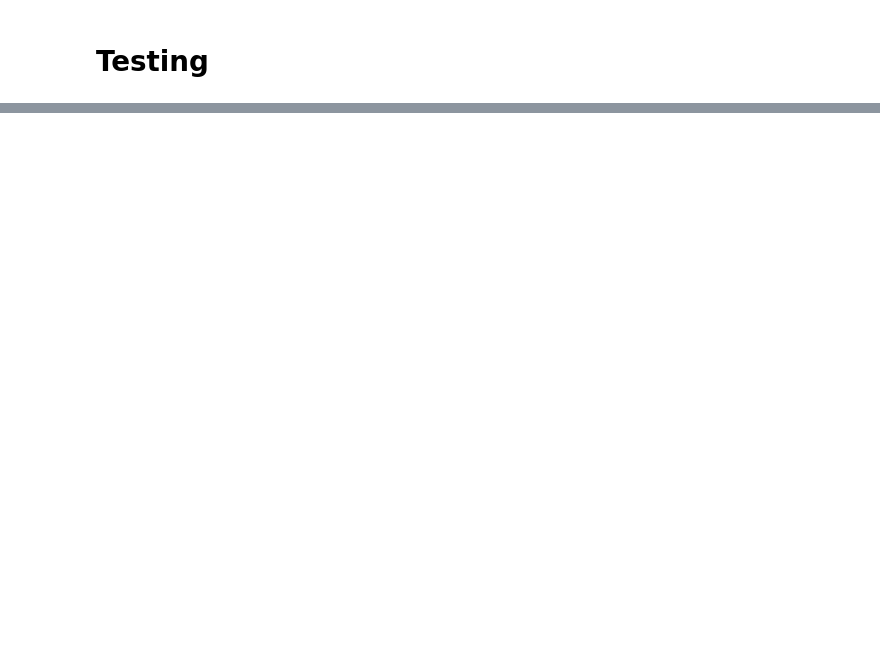
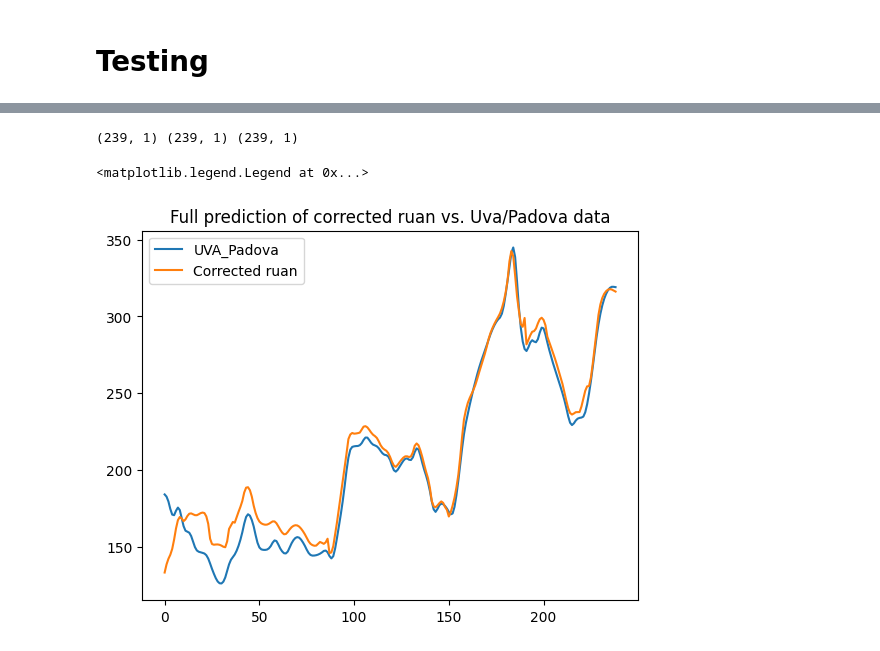
Before and after one commit to EmaMaker/uni-ccen-project, a Jupyter notebook: diabetes.ipynb, the cells around one changed output, grey strips where cells are left out. Cells and saved outputs as stored; diff of their text form; code cells hidden in the pictures; blank space fills up the shorter version.

```diff
--- a/diabetes.ipynb
+++ b/diabetes.ipynb
@@ -196,7 +196,15 @@ def compute_dataset(uvap_data, patient_id = 1, downsample_min=5, stride=None, pl
         "insulin": insulin_t,
         "meals": meals_t,
         "cgm_ruan": cgm_ruan_t,
-        "cgm_uva": cgm_uva_t
+        "cgm_uva": cgm_uva_t,
+        "downsample": downsample_min,
+        "stride": stride,
+        # a group is a sampling by downsample_min of the original array, each with its own stride
+        # this definition is to distinguish from sequences used in the dataset, which are built from groups
+        # and consider samples in time from t-L to t
+        "n_groups": int(math.ceil(downsample_min / stride)),
+        # the length of the data after downsampling, before stride
+        "group_len": len(uvap_data["t_out"]) // downsample_min
     }
 
 def concat_datasets(datasets):
@@ -350,10 +404,10 @@ class NN(L.LightningModule):
     def forward(self, x):
         # TODO: this is probably too slow, faster way to avoid this? Edit: does not appear faster without this
         # TODO: this does not even seem to lower the loss, probably the input sequences are already long enough for the network to figure out long term phenomena
-        # if self.h_0 is not None and self.c_0 is not None and self.h_0.shape[1] == x.shape[1]:
-        #     res, (self.h_0, self.c_0) = self.lstm(x.squeeze(), (self.h_0.detach(), self.c_0.detach()))
-        # else:
-            # res, (self.h_0, self.c_0) = self.lstm(x.squeeze())
+        if self.h_0 is not None and self.c_0 is not None and self.h_0.shape[1] == x.shape[1]:
+            res, (self.h_0, self.c_0) = self.lstm(x.squeeze(), (self.h_0.detach(), self.c_0.detach()))
+        else:
+            res, (self.h_0, self.c_0) = self.lstm(x.squeeze())
         res, (self.h_0, self.c_0) = self.lstm(x.squeeze())
 
         res = self.fc1(res[:, -1, :])
@@ -376,8 +430,9 @@ class NN(L.LightningModule):
         loss = torch.nn.functional.mse_loss(outputs, targets)
         self.log('val_loss', loss, prog_bar=True, on_step=False, on_epoch=True)
         return loss
+
     def configure_optimizers(self):
-        return torch.optim.Adam(self.parameters(), lr=0.0001)
+        return torch.optim.Adam(self.parameters(), lr=0.0002)
 
 # hidden states size is a hyperparameter. The real dynamics of the Ruan model has five state components
 # using PyTorch lightning
@@ -392,24 +447,24 @@ class EpochCallback(Callback):
         pl_module.h_0 = None
         pl_module.c_0 = None
 
-early_stop_callback = EarlyStopping(monitor="val_loss", min_delta=2, stopping_threshold=5, patience=20, verbose=False, mode="min")
+early_stop_callback = EarlyStopping(monitor="val_loss", min_delta=2, stopping_threshold=5, patience=50, verbose=False, mode="min")
 epoch_callback = EpochCallback()
 
-# trainer = L.Trainer(max_epochs=2500, callbacks=[epoch_callback, early_stop_callback])
-trainer = L.Trainer(max_epochs=2500, callbacks=[early_stop_callback], accelerator="gpu")
+trainer = L.Trainer(max_epochs=2500, callbacks=[epoch_callback, early_stop_callback], accelerator="gpu")
+# trainer = L.Trainer(max_epochs=2500, callbacks=[early_stop_callback], accelerator="gpu")
 
 uvap = load_uva_padova("Data/pickle/DMMSR_dataset_OnlyBasal_patient_1.pkl")
 uvap_sub_train = subset_uva_padova(uvap, 0, 5)
 uvap_sub_val = subset_uva_padova(uvap, 5, 6)
-uvap_sub_test = subset_uva_padova(uvap, 6, 20) # test on multiple days
+uvap_sub_test = subset_uva_padova(uvap, 6, 7) # test on multiple days
 
 train_dataset = compute_dataset(uvap_sub_train, patient_id=1, downsample_min=5, stride=1, plot=False)
 val_dataset = compute_dataset(uvap_sub_val, patient_id=1, downsample_min=5, stride=1, plot=False)
 test_dataset = compute_dataset(uvap_sub_test, patient_id=1, downsample_min=5, stride=None, plot=False) # test dataset uses no stride
 
-train_loader = get_dataset_loader(train_dataset, train_percent=1.0, val_percent=0.0, test_percent=0.0)
-val_loader = get_dataset_loader(val_dataset, train_percent=0.0, val_percent=1.0, test_percent=0.0, cgm_uva_mean=train_loader["full_dataset"].cgm_uva_mean, cgm_uva_std=train_loader["full_dataset"].cgm_uva_std)["val_loader"]
-test_loader = get_dataset_loader(test_dataset, train_percent=0.0, val_percent=0.0, test_percent=1.0, cgm_uva_mean=train_loader["full_dataset"].cgm_uva_mean, cgm_uva_std=train_loader["full_dataset"].cgm_uva_std)["test_loader"]
+train_loader = get_dataset_loader(train_dataset, train_percent=1.0, val_percent=0.0, test_percent=0.0, seq_len=50)
+val_loader = get_dataset_loader(val_dataset, train_percent=0.0, val_percent=1.0, test_percent=0.0, seq_len=50, cgm_uva_mean=train_loader["full_dataset"].cgm_uva_mean, cgm_uva_std=train_loader["full_dataset"].cgm_uva_std)["val_loader"]
+test_loader = get_dataset_loader(test_dataset, train_percent=0.0, val_percent=0.0, test_percent=1.0, seq_len=50, cgm_uva_mean=train_loader["full_dataset"].cgm_uva_mean, cgm_uva_std=train_loader["full_dataset"].cgm_uva_std)["test_loader"]
 
 # TODO: spikes in error when sequence changes
 # TODO: select seq_len such that the same input only contains data from one sequence
@@ -440,16 +543,20 @@ ax.set_title("Prediction error mean")
 # %%
 ruan = test_dataset["cgm_ruan"].to("cpu").numpy().reshape(-1, 1)
 uva = test_dataset["cgm_uva"].to("cpu").numpy().reshape(-1, 1)
 
-ruan = ruan[:-71] #remove sequence length. hardcoded for now
-uva = uva[:-71] #remove sequence length. hardcoded for now
+ruan = ruan[:-49] #remove sequence length. hardcoded for now
+uva = uva[:-49] #remove sequence length. hardcoded for now
 
 ruan_corr = ruan+ym
 
 print(ruan.shape, uva.shape, ym.shape)
 
 fig, ax = plt.subplots()
 ax.plot(uva)
 ax.plot(ruan_corr)
 ax.set_title("Full prediction of corrected ruan vs. Uva/Padova data")
-ax.legend(["UVA_Padova days 0-20", "Corrected ruan"])
+ax.legend(["UVA_Padova", "Corrected ruan"])
+# %% [output]
+(239, 1) (239, 1) (239, 1)
+<matplotlib.legend.Legend at 0x...>
+[figure, added]
```
Also changed, not shown: parts of 5 cells of this notebook.
